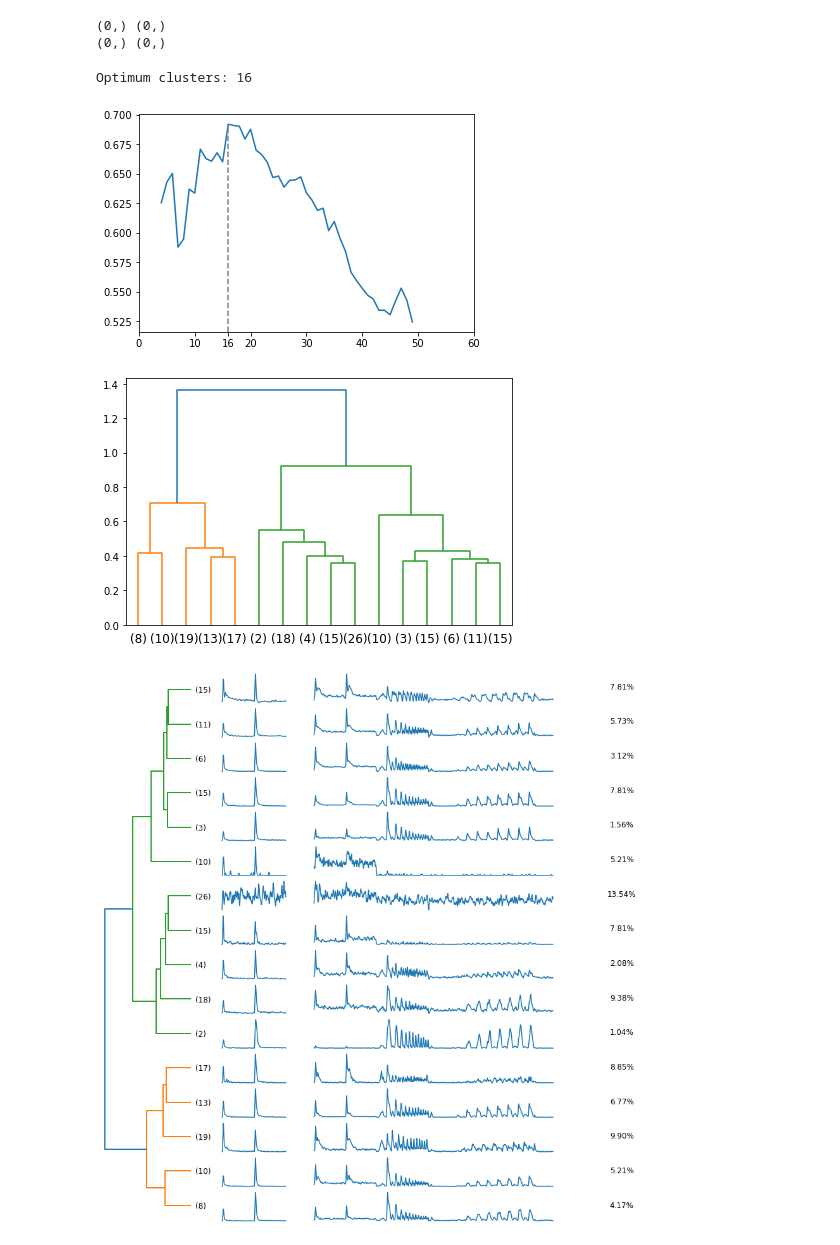
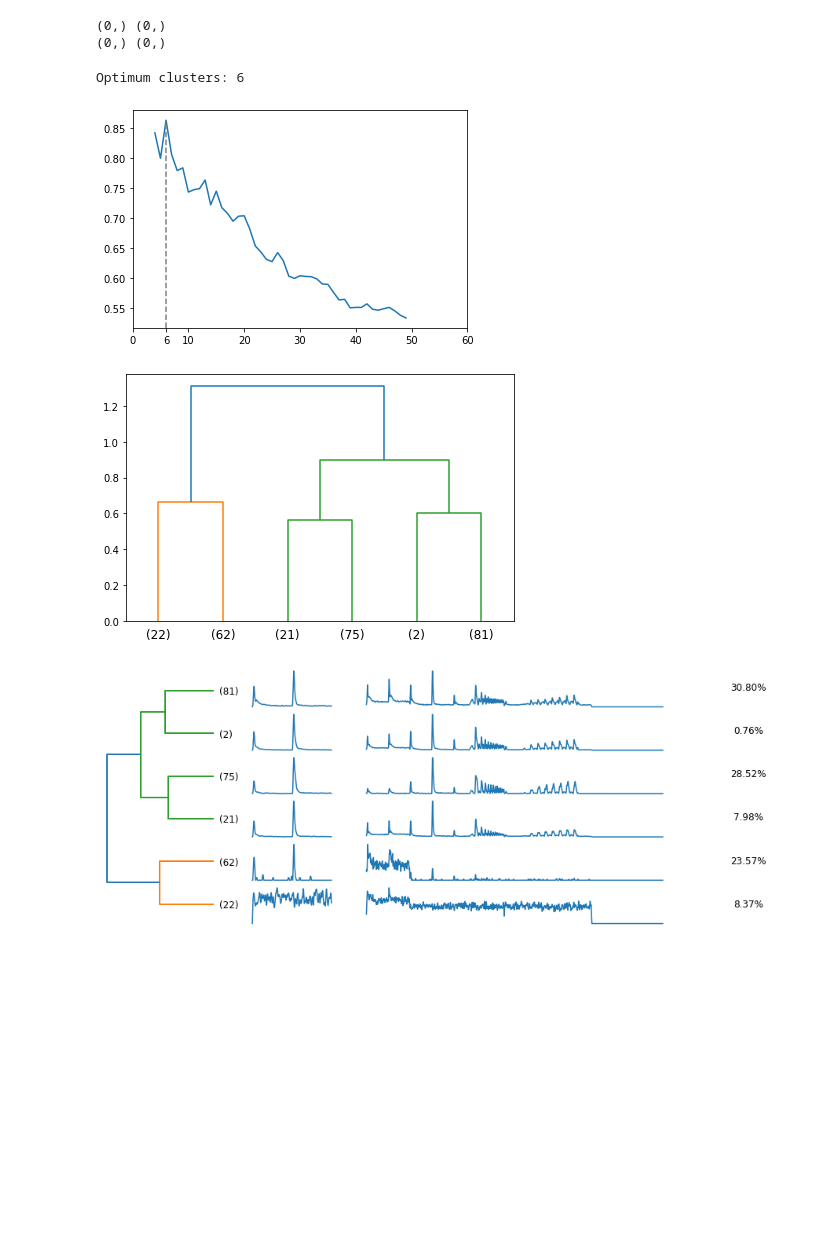
Before and after one commit to pabloreyesrobles/chirp-features, a Jupyter notebook: rgc_clustering.ipynb, the cells around one changed output. Cells and saved outputs as stored; diff of their text form; code cells hidden in the pictures; blank space fills up the shorter version.

Commit message:
actualizacion flash color

```diff
--- a/rgc_clustering.ipynb
+++ b/rgc_clustering.ipynb
@@ -71,7 +71,7 @@ for exp_path in params['Experiments']:
     names = ['ON', 'OFF', 'adap_0', 'FREQ', 'FREQ_FAST','adap_1', 'AMP', 'adap_2']
 #     times = [3, 3, 2, 15, 2, 8, 2]
     times = [3, 3, 2, 5, 10, 2, 8, 2] # WARNING: freq time modded
-
+    #Colors
     events = pd.read_csv(sync_file)
 
     sr = 20000.0 / 1000.0
@@ -125,7 +125,7 @@ for exp_path in params['Experiments']:
     flash_bound = np.array([on_time[:, 0], off_time[:, 1]]).T / 1000
 
 #     chirp_dur = np.mean(np.diff(bound_time, axis=1))
-    chirp_dur = 17+6
+    chirp_dur = 35+6
 
     def format_to_pyspike(trials, stim_dur):
         st = []
@@ -154,13 +154,13 @@ for exp_path in params['Experiments']:
 
             trials = []
             sec_trials = []
-            freq_trials = spkt.get_trials(np.unique(spks['spiketimes'][idx][:].flatten() / sr), freq_time[:, 0], freq_time[:, 1])
+            freq_trials = spkt.get_trials(np.unique(spks['spiketimes'][idx][:].flatten() / sr), on_time[:, 0], freq_time[:, 1])
             amp_trials = spkt.get_trials(np.unique(spks['spiketimes'][idx][:].flatten() / sr), adap1_time[:, 0], adap2_time[:, 1])
             blue_trials = spkt.get_trials(np.unique(spks['spiketimes'][idx][:].flatten() / sr), blue_time[:, 0], blue_time[:, 1])
             green_trials = spkt.get_trials(np.unique(spks['spiketimes'][idx][:].flatten() / sr), green_time[:, 0], green_time[:, 1])
             #cflash_trials = np.concatenate([blue_trials, (green_trials + blue_dur)])
             for (b, g, f, a) in zip(blue_trials, green_trials, freq_trials, amp_trials):
-                t = np.concatenate((b, g + blue_dur, f+color_dur, a + color_dur+ 5100))
+                t = np.concatenate((b, g + blue_dur, f+color_dur, a + color_dur+ 13100))
                 trials.append(t)
                 sec_trials.append(t / 1000)
 
@@ -184,7 +184,7 @@ for exp_path in params['Experiments']:
             chirp_resp = spkt.est_pdf(sec_trials, chirp_time, bandwidth=psth_bin, norm_factor=psth.max())
 
             exp_unit.append((exp, uidx[i], idx))
-            spiketimes.append(np.asarray(format_to_pyspike(trials, (chirp_dur+6) * 1000), dtype=object))
+            spiketimes.append(np.asarray(format_to_pyspike(trials, (chirp_dur) * 1000), dtype=object))
             chirp_psth.append(chirp_resp)
 
             # Flash signal for plotting later
@@ -404,8 +385,8 @@ if max_cls not in list(ax.get_xticks()):
 print('Optimum clusters: {}'.format(max_cls))
 fig.savefig('{}/mutual_inf.png'.format(cls_folder))
 # %% [output]
-Optimum clusters: 16
+Optimum clusters: 6
-[figure, old version]
+[figure, new version]
 # %%
 n_cluster = max_cls
 cls_spike = cluster.hierarchy.fcluster(ward_spike, t=n_cluster, criterion='maxclust')
@@ -415,7 +396,7 @@ dn = cluster.hierarchy.dendrogram(ward_spike, p=np.unique(cls_spike).shape[0], d
 plt.tight_layout()
 fig.savefig('{}/dendogram.png'.format(cls_folder))
 # %% [output]
-[figure, old version]
+[figure, new version]
 # %%
 np.save('{}/exp_id.npy'.format(cls_folder), np.array(exp_unit))
 np.save('{}/clust_result.npy'.format(cls_folder), np.array(cls_spike))
@@ -462,14 +443,14 @@ for i in range(1, max_cls + 1):
     shutil.copy('{}/{}/clust{}_mean_resp.png'.format(cls_folder, i, i), '{}/mean'.format(cls_folder))
 # %%
 import matplotlib.gridspec as gridspec
-plt.figure(figsize=(16,n_cluster*1))
+plt.figure(figsize=(16,max_cls*1))
 
 plot_stims = [0,1]
 plot_widths = [1.2,0.8,3, 1]
 fs=12
 
 
-gs = gridspec.GridSpec(n_cluster, 4, width_ratios = plot_widths, wspace=0.1, hspace=0.1)
+gs = gridspec.GridSpec(max_cls, 4, width_ratios = plot_widths, wspace=0.1, hspace=0.1)
 for i in range(1,max_cls +1):
     cls_units = np.asarray(exp_unit, dtype='<U9')[cls_spike == i]
     cls_chirp = chirp_psth[cls_spike == i]
@@ -502,34 +483,34 @@ for i in range(1,max_cls +1):
     plt.xticks(())
     plt.yticks(())
     ax.spines['top'].set_visible(False)
     ax.spines['bottom'].set_visible(False)
     ax.spines['left'].set_visible(False)
     ax.spines['right'].set_visible(False)
     ax = plt.subplot(gs[(max_cls-(i)),3])
     ax.set_title("{:.2f}%".format(100*(len(cls_units)/n_cells)), y=0.35)
     plt.xticks(())
     plt.yticks(())
     ax.spines['top'].set_visible(False)
     ax.spines['bottom'].set_visible(False)
     ax.spines['left'].set_visible(False)
     ax.spines['right'].set_visible(False)
 ax = plt.subplot(gs[:,0])
 p = ax.get_position()
 p.x1 = p.x1-0.02
 ax.set_position(p)
 with plt.rc_context({'lines.linewidth': 2, 'font.size':fs, 'axes.titleweight': 'bold'}):
     dend = cluster.hierarchy.dendrogram(ward_spike, p=np.unique(cls_spike).shape[0], distance_sort='ascending',
                                   truncate_mode='lastp',orientation='left')
 
 
     ax.set_xticks(())
     ax.spines['top'].set_visible(False)
     ax.spines['bottom'].set_visible(False)
     ax.spines['left'].set_visible(False)
     ax.spines['right'].set_visible(False)
 plt.savefig('{}/dend_flash_chirp.png'.format(cls_folder))
 # %% [output]
-[figure, old version]
+[figure, new version]
 # %%
 from matplotlib.colors import ListedColormap
 fig, ax = plt.subplots()
```
Also changed, not shown: parts of 5 cells of this notebook.
